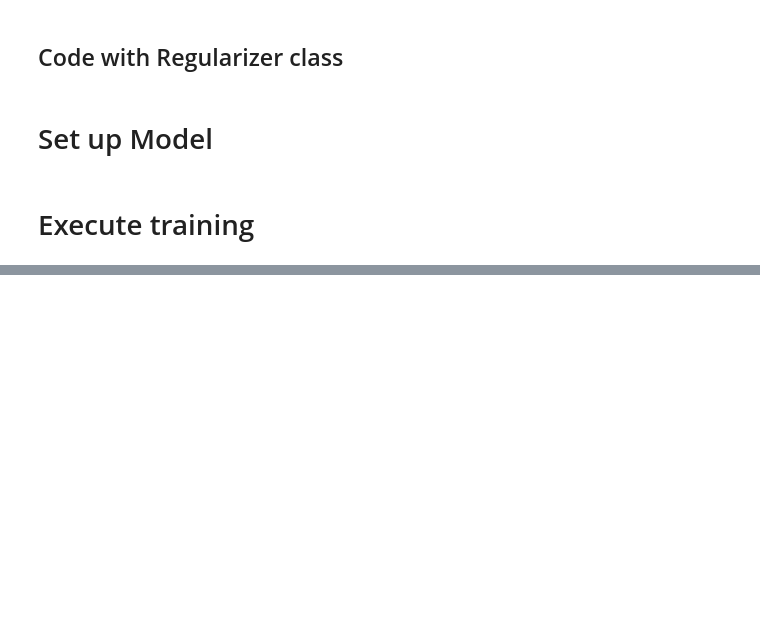
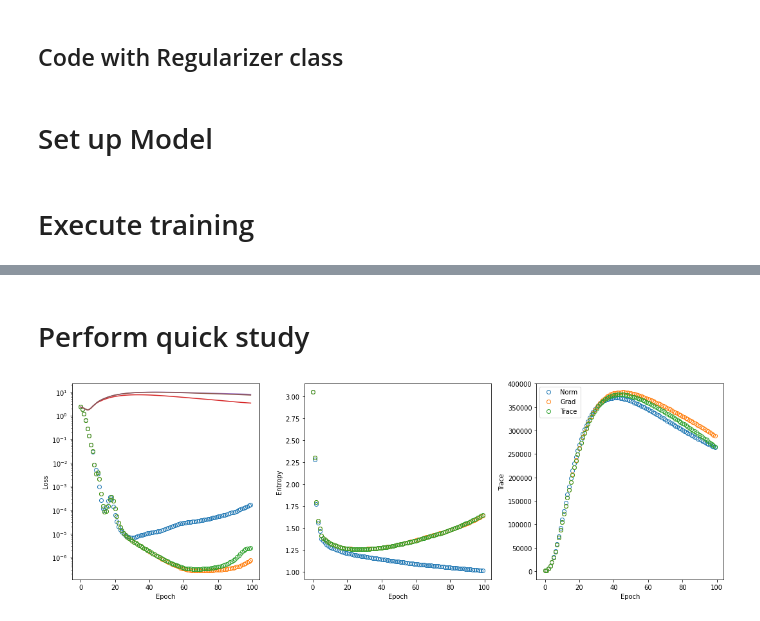
Before and after one commit to zincware/ZnNL, a Jupyter notebook: examples/trace_regularization.ipynb, the cells around one changed output, grey strips where cells are left out. Saved outputs shown, nothing was run; the diff lists cells and outputs as text; code cells hidden in the pictures; blank space fills up the shorter version.

Commit message:
introduce more regularization methods - grad, and norm regularization

```diff
--- a/examples/trace_regularization.ipynb
+++ b/examples/trace_regularization.ipynb
@@ -138,7 +138,7 @@ class RegularizedTraining(SimpleTraining):
             # # Add gradient regularization
             # if self.regularization > 0.0:
             #         grad = jax.grad(network_grad_fn)(params)
-            #         grad_square = jax.tree_map(lambda x: x ** 2, grad)
+            #         grad_square = jax.tree_util.tree_map(lambda x: x ** 2, grad)
             #         loss += self.regularization * jax.flatten_util.ravel_pytree(grad_square)[0].mean()
 
             # Add gradient regularization
@@ -146,10 +146,10 @@ class RegularizedTraining(SimpleTraining):
                 # Compute gradient of shape=(batch_size, n_outputs, params)
                 grad = jax.jacrev(network_grad_fn)(params)
                 # Compute squared gradient of shape=(batch_size, n_outputs, params)
-                grad_square = jax.tree_map(lambda x: x ** 2, grad)
+                grad_square = jax.tree_util.tree_map(lambda x: x ** 2, grad)
                 # Average over all axes except the batch axis.
-                idx_tree = jax.tree_map(lambda x: tuple(range(1, len(x.shape))), grad_square)
-                grad_sum = jax.tree_map(lambda x, y: np.mean(x, axis=y), grad_square, idx_tree)
+                idx_tree = jax.tree_util.tree_map(lambda x: tuple(range(1, len(x.shape))), grad_square)
+                grad_sum = jax.tree_util.tree_map(lambda x, y: np.mean(x, axis=y), grad_square, idx_tree)
                 # Add regularization term to loss.
                 loss += self.regularization * jax.flatten_util.ravel_pytree(grad_sum)[0].mean()
 
@@ -407,7 +495,7 @@ trainer = RegularizedTraining(
     loss_fn=znnl.loss_functions.CrossEntropyLoss(),
     accuracy_fn=znnl.accuracy_functions.LabelAccuracy(),
     recorders=[train_recorder, test_recorder],
-    regulizer=TraceRegularizer(reg_factor=1e-2),
+    regulizer=NormRegularizer(reg_factor=1e1),
     # regularization=1e-2,
     # # regularization=0.0,
     seed=0
@@ -451,0 +542,2 @@ plt.show()
+# %% [markdown]
+# Perform quick study
@@ -451,0 +599,41 @@ plt.show()
+# %%
+# Execute a quick study
+regularizers = [
+    NormRegularizer(reg_factor=1e1),
+    GradRegularizer(reg_factor=1e-2),
+    TraceRegularizer(reg_factor=1e-3),
+]
+train_report_norm, test_report_norm = perform_quick_study(regularizers[0])
+train_report_grad, test_report_grad = perform_quick_study(regularizers[1])
+train_report_trace, test_report_trace = perform_quick_study(regularizers[2])
+# %%
+fig, axs = plt.subplots(1, 3, figsize=(15, 5), tight_layout=True)
+
+axs[0].plot(train_report_norm.loss, 'o', mfc='None', label="Train Norm")
+axs[0].plot(train_report_grad.loss, 'o', mfc='None', label="Train Grad")
+axs[0].plot(train_report_trace.loss, 'o', mfc='None', label="Train Trace")
+
+axs[0].plot(test_report_norm.loss, '-', mfc='None', label="Test Norm")
+axs[0].plot(test_report_grad.loss, '-', mfc='None', label="Test Grad")
+axs[0].plot(test_report_trace.loss, '-', mfc='None', label="Test Trace")
+
+axs[0].set_xlabel("Epoch")
+axs[0].set_ylabel("Loss")
+axs[0].set_yscale("log")
+
+axs[1].plot(train_report_norm.entropy, 'o', mfc='None', label="Norm")
+axs[1].plot(train_report_grad.entropy, 'o', mfc='None', label="Grad")
+axs[1].plot(train_report_trace.entropy, 'o', mfc='None', label="Trace")
+axs[1].set_xlabel("Epoch")
+axs[1].set_ylabel("Entropy")
+
+axs[2].plot(train_report_norm.trace, 'o', mfc='None', label="Norm")
+axs[2].plot(train_report_grad.trace, 'o', mfc='None', label="Grad")
+axs[2].plot(train_report_trace.trace, 'o', mfc='None', label="Trace")
+axs[2].set_xlabel("Epoch")
+axs[2].set_ylabel("Trace")
+
+plt.legend()
+plt.show()
+# %% [output]
+[figure, added]
```
Also changed, not shown: parts of 6 cells of this notebook.
